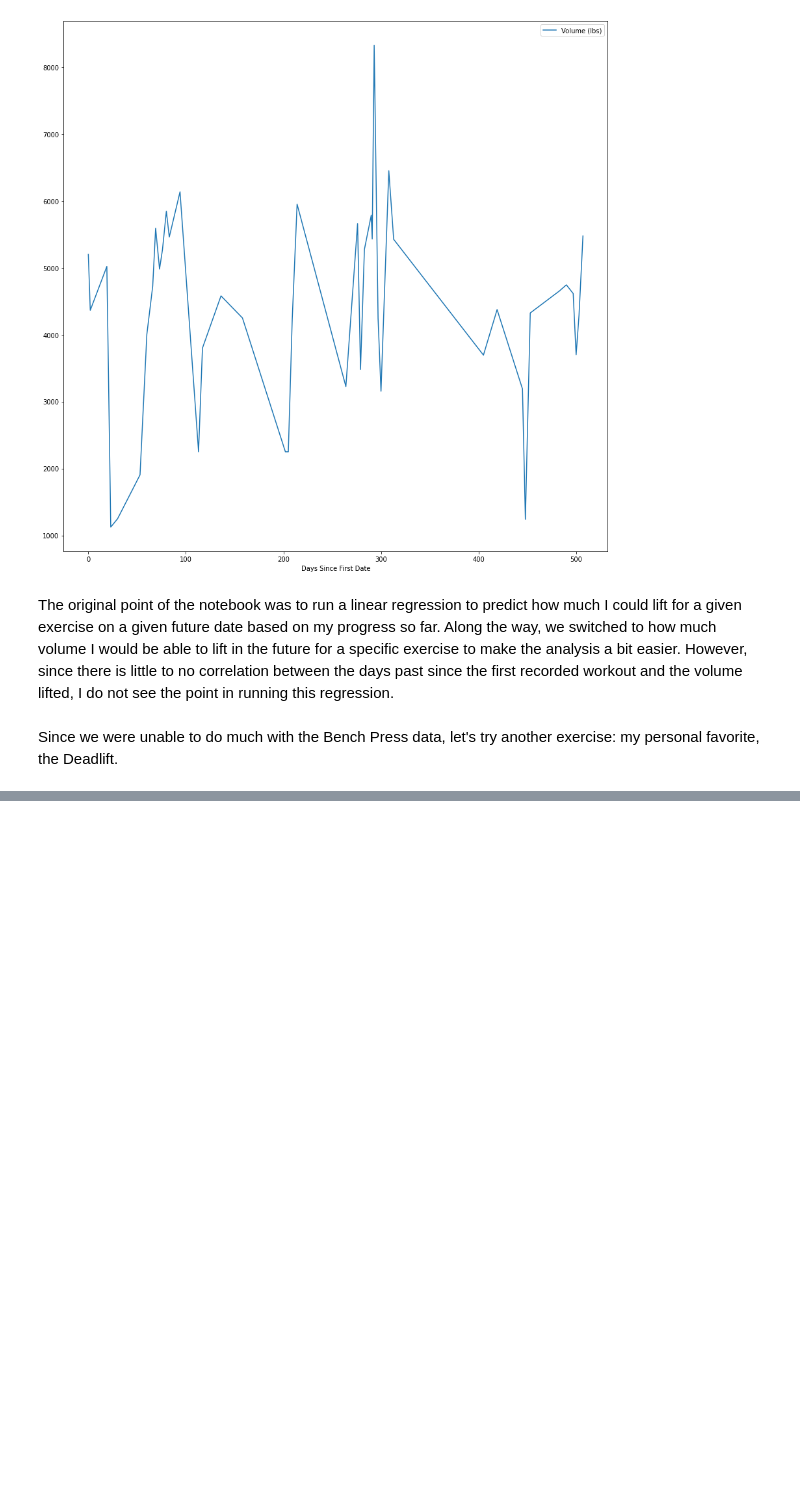
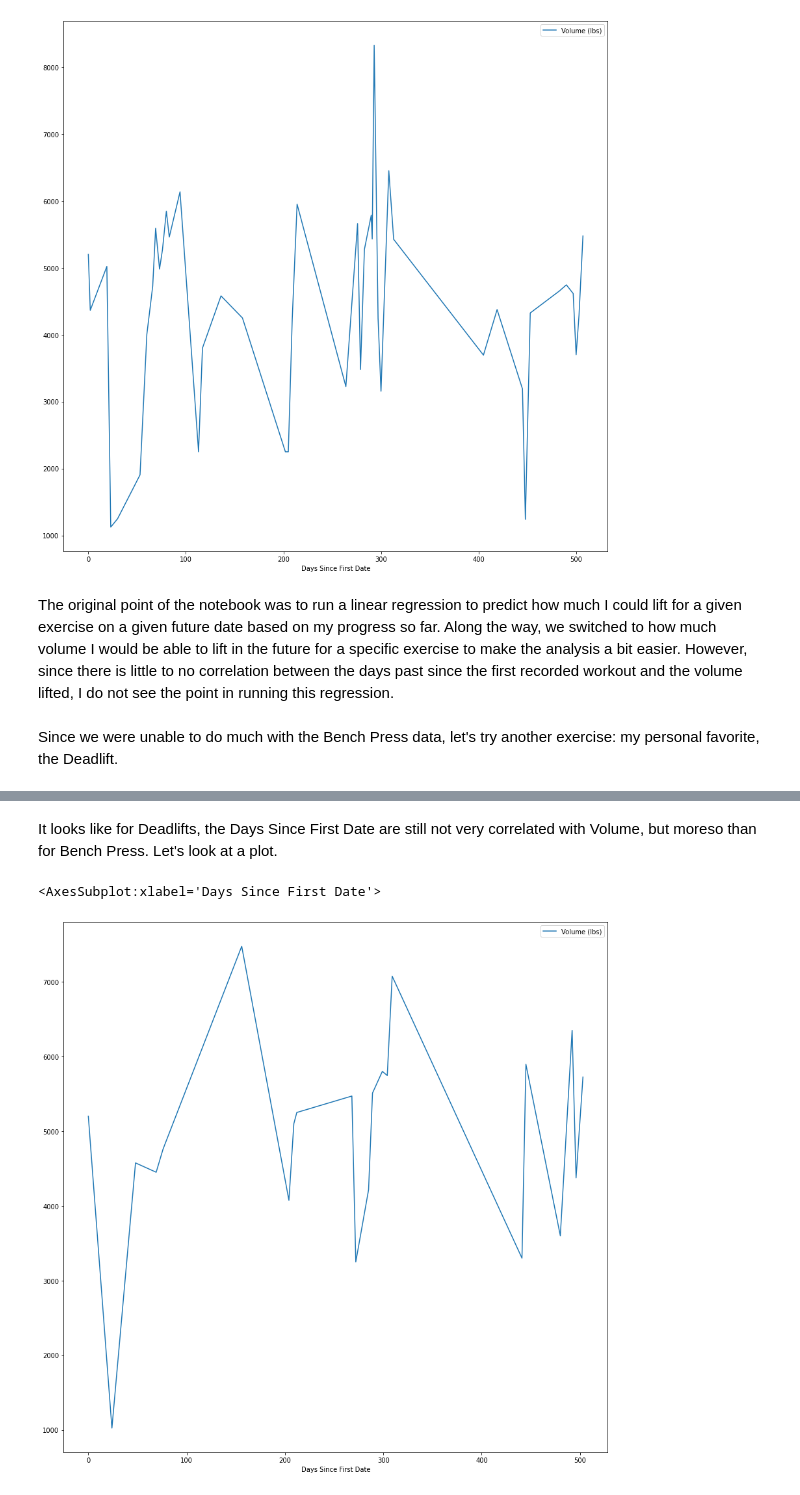
Before and after one commit to moferg/fitness-tracker, a Jupyter notebook: testing/fitnotes_test.ipynb, the cells around one changed output, grey strips where cells are left out. Saved outputs shown, nothing was run; the diff lists cells and outputs as text; code cells hidden in the pictures; blank space fills up the shorter version.

Commit message:
performed similar analysis to bench press but with deadlift

```diff
--- a/testing/fitnotes_test.ipynb
+++ b/testing/fitnotes_test.ipynb
@@ -198,0 +276,6 @@ Since we were unable to do much with the Bench Press data, let's try another exe
+# %%
+days_since_first_dl_int = []
+for day in days_since_first_dl_td:
+    days_since_first_dl_int.append(day.days)
+
+days_since_first_dl_int
@@ -198,0 +300,4 @@ Since we were unable to do much with the Bench Press data, let's try another exe
+# %%
+df_deadlift['Days Since First Date'] = days_since_first_dl_int
+
+df_deadlift.tail()
@@ -198,0 +313,4 @@ Since we were unable to do much with the Bench Press data, let's try another exe
+# %%
+df_deadlift_group_date = df_deadlift.groupby(['Date', 'Days Since First Date'])[['Weight (lbs)', 'Reps', 'Volume (lbs)']].sum()
+
+df_deadlift_group_date
@@ -198,0 +336,4 @@ Since we were unable to do much with the Bench Press data, let's try another exe
+# %%
+df_deadlift_group_date = df_deadlift_group_date.reset_index()
+
+df_deadlift_group_date
@@ -198,0 +366,7 @@ Since we were unable to do much with the Bench Press data, let's try another exe
+# %% [markdown]
+It looks like for Deadlifts, the Days Since First Date are still not very correlated with Volume, but moreso than for Bench Press. Let's look at a plot.
+# %%
+df_deadlift_group_date.plot(x='Days Since First Date', y='Volume (lbs)', figsize=[15,15])
+# %% [output]
+<AxesSubplot:xlabel='Days Since First Date'>
+[figure, added]
```
Also changed, not shown: parts of 16 cells of this notebook.
